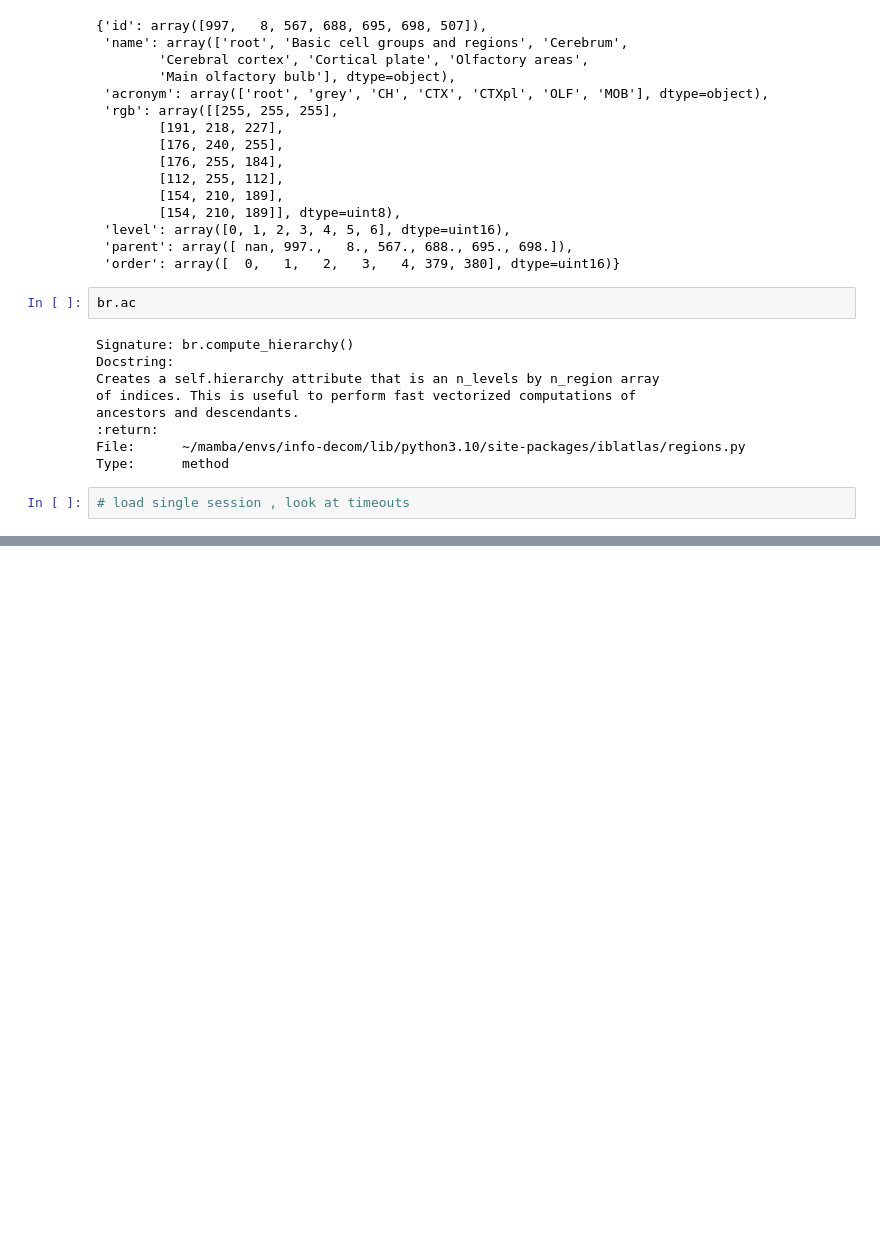
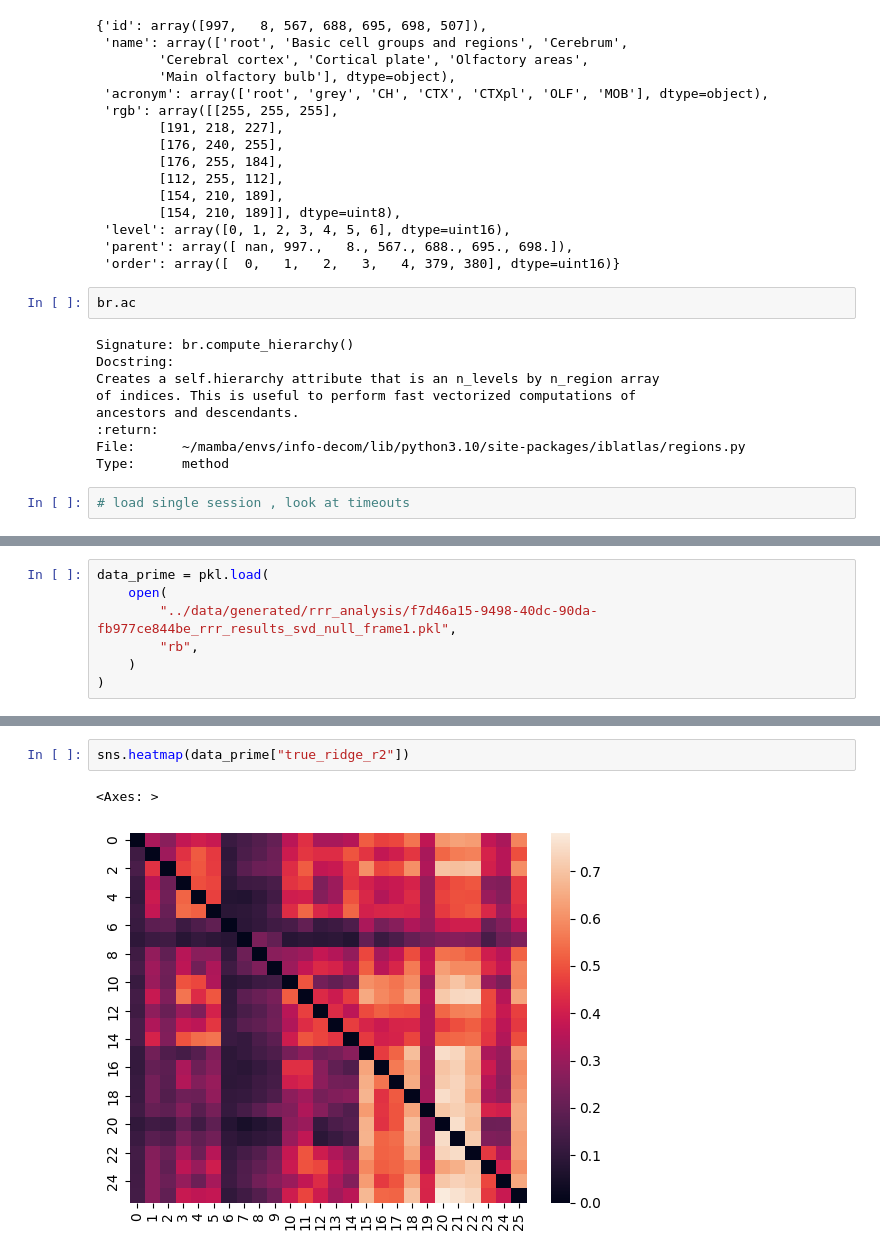
Before and after one commit to debottamKundu/communication_python, a Jupyter notebook: notebooks/ridge_regress_predictions.ipynb, the cells around one changed output, grey strips where cells are left out. Saved outputs shown, nothing was run; the diff lists cells and outputs as text; blank space fills up the shorter version.

```diff
--- a/notebooks/ridge_regress_predictions.ipynb
+++ b/notebooks/ridge_regress_predictions.ipynb
@@ -126,0 +136,7 @@ Type:      method
+# %%
+data_prime = pkl.load(
+    open(
+        "../data/generated/rrr_analysis/f7d46a15-9498-40dc-90da-fb977ce844be_rrr_results_svd_null_frame1.pkl",
+        "rb",
+    )
+)
@@ -126,0 +177,5 @@ Type:      method
+# %%
+sns.heatmap(data_prime["true_ridge_r2"])
+# %% [output]
+<Axes: >
+[figure, added]
```
Also changed, not shown: parts of 11 cells of this notebook, 5 other files.
